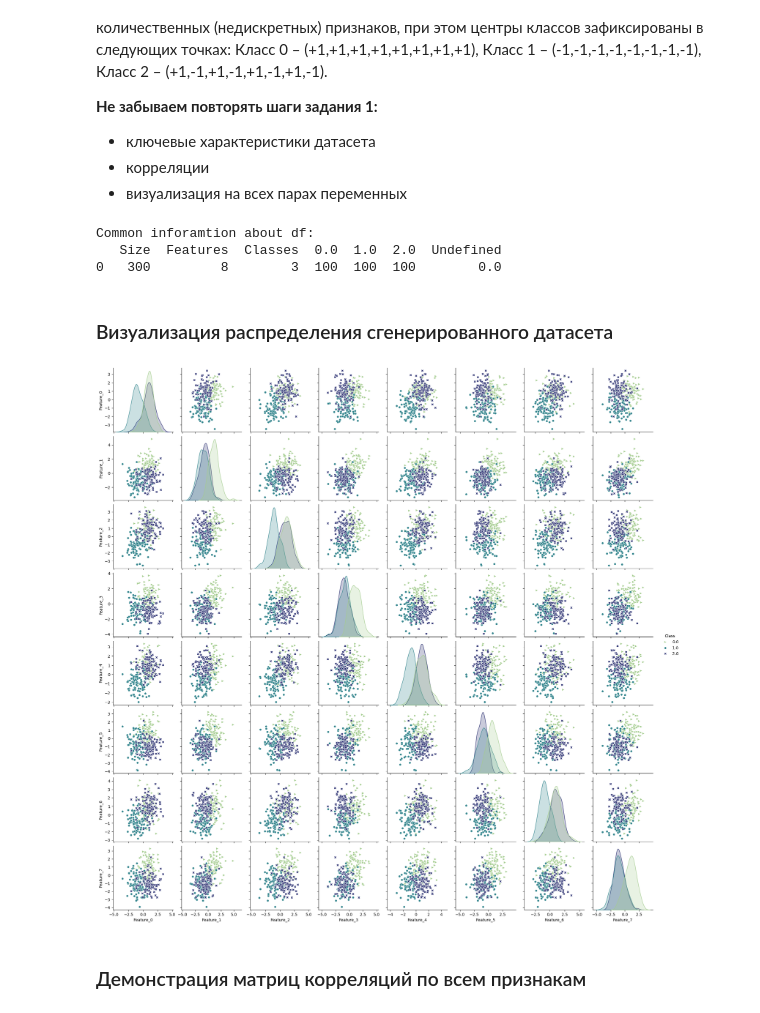
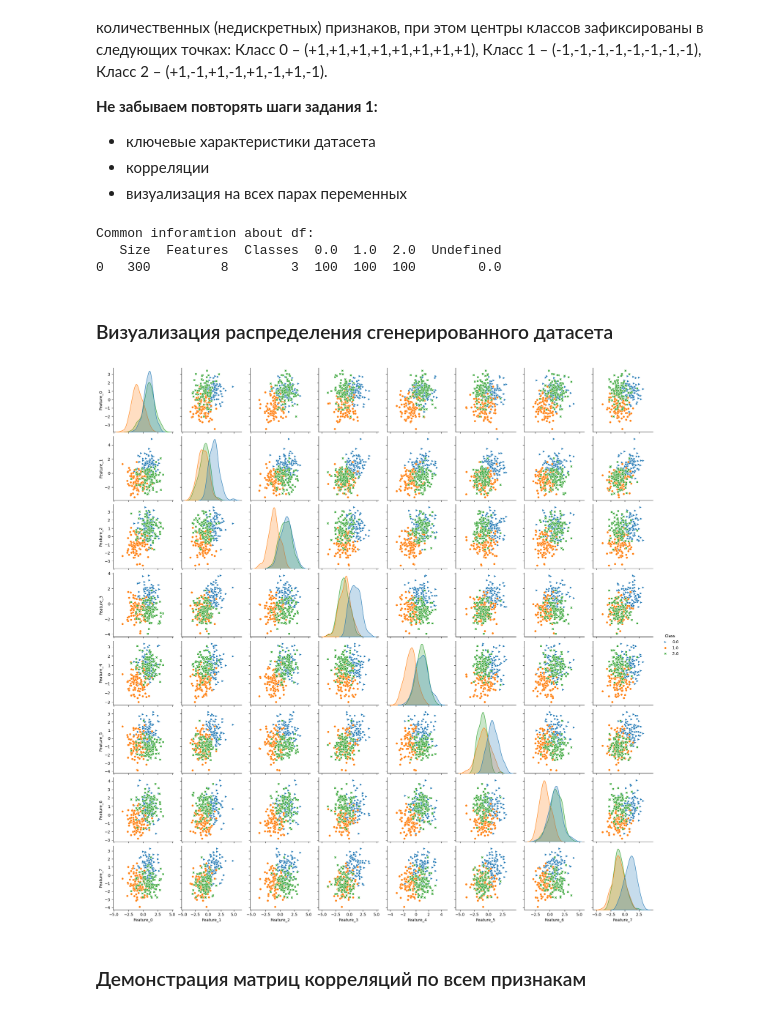
Before and after one commit to SiberiaField/TSS_Course, a Jupyter notebook: lab_3/lab_3.ipynb, the cells around one changed output. Drawn from its saved outputs; the diff is of its cells as text; code cells hidden in the pictures.

```diff
--- a/lab_3/lab_3.ipynb
+++ b/lab_3/lab_3.ipynb
@@ -15,17 +27,4 @@ __Не забываем повторять шаги задания 1:__
 # %%
-import numpy as np
-import pandas as pd
-from scipy import stats
-from sklearn.datasets import make_blobs
-from sklearn.metrics import auc
-from sklearn.metrics import confusion_matrix
-from sklearn.utils import resample
-from sklearn.linear_model import LogisticRegression
-from matplotlib import pyplot as plt
-from matplotlib.markers import MarkerStyle
-import seaborn as sns
-
-
 PALETTE = "crest"
 
 
@@ -35,32 +34,33 @@ def describe_dataset(df: pd.DataFrame, hue: str) -> pd.DataFrame:
     undefined = round((df.isna().any(axis=1).sum() / df.shape[0]) * 100, 3)
     cells = [[df.shape[0], len(df.columns) - 1, len(class_labels)] + df[hue].value_counts().to_list() + [undefined]]
     return pd.DataFrame(cells, columns=col_names)
-
-
-centers = np.array([np.repeat(1, 8), np.repeat(-1, 8), [1 if (i % 2) == 0 else -1 for i in range(8)]])
-X, y = make_blobs(300, 8, centers=centers, random_state=42, shuffle=False)
-
-df = pd.DataFrame(np.concat((X, y.reshape(-1, 1)), 1))
-df.rename(columns=lambda i: f"Feature_{i}" if i != 8 else "Class", inplace=True)
-
-print("Common inforamtion about df:")
-print(describe_dataset(df, "Class"))
-# %% [output]
-Common inforamtion about df:
-   Size  Features  Classes  0.0  1.0  2.0  Undefined
-0   300         8        3  100  100  100        0.0
+# %%
+centers = np.array([np.repeat(1, 8), np.repeat(-1, 8), [1 if (i % 2) == 0 else -1 for i in range(8)]])
+X, y = make_blobs(300, 8, centers=centers, random_state=42, shuffle=False)
+
+df = pd.DataFrame(np.concat((X, y.reshape(-1, 1)), 1))
+df.rename(columns=lambda i: f"Feature_{i}" if i != 8 else "Class", inplace=True)
+
+print("Common inforamtion about df:")
+print(describe_dataset(df, "Class"))
+# %% [output]
+Common inforamtion about df:
+   Size  Features  Classes  0.0  1.0  2.0  Undefined
+0   300         8        3  100  100  100        0.0
 # %% [markdown]
 ### Визуализация распределения сгенерированного датасета
 # %%
 class_labels = df["Class"].unique().tolist()
 class_markers = {}
+class_colors = {}
 for i, class_label in enumerate(class_labels):
     class_markers[class_label] = MarkerStyle.filled_markers[(i + 1) * 5]
+    class_colors[class_label] = f"C{i}"
 
-sns.pairplot(df, hue="Class", markers=list(class_markers.values()), palette=PALETTE)
+sns.pairplot(df, hue="Class", markers=list(class_markers.values()), palette=class_colors)
 plt.show()
 # %% [output]
-[figure, old version]
+[figure, new version]
 # %% [markdown]
 ### Демонстрация матриц корреляций по всем признакам
 # %%
```
Also changed, not shown: parts of 11 cells of this notebook.
